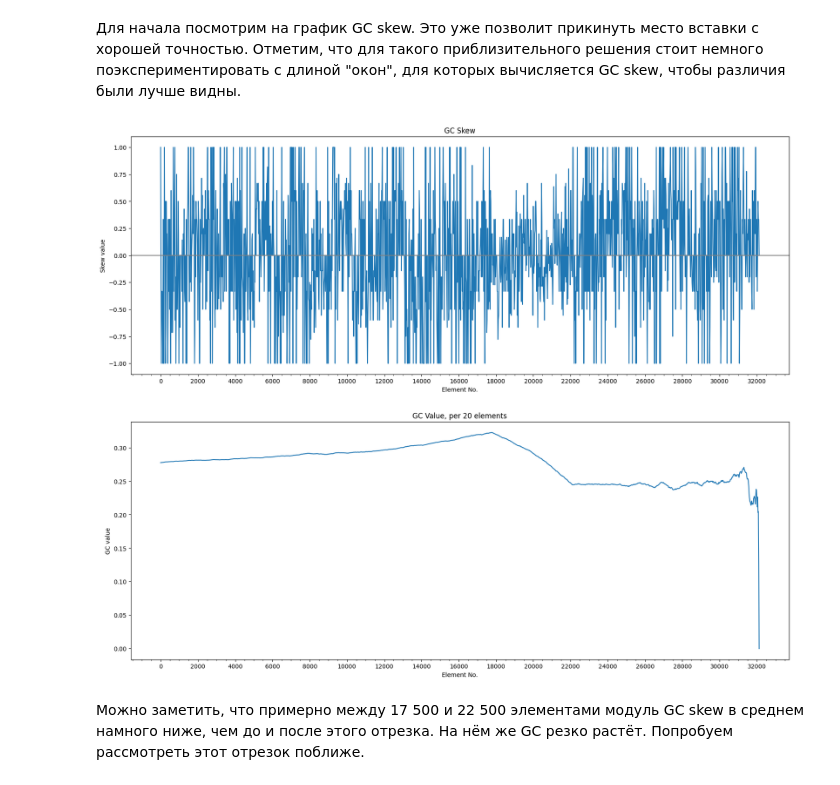
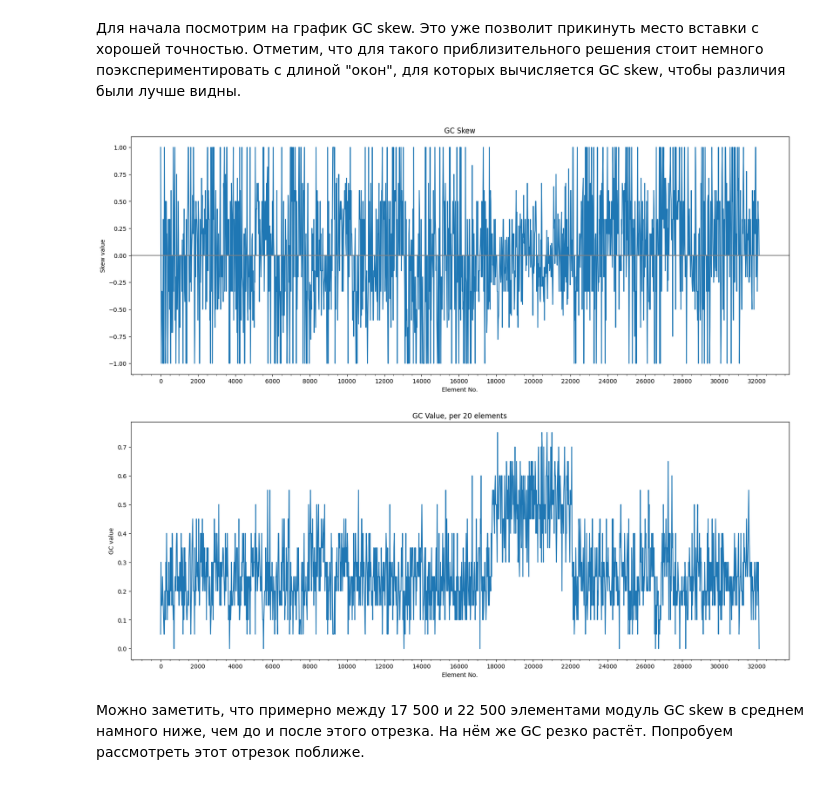
Before and after one commit to Nickitarius/fatsa_contest, a Jupyter notebook: case1.ipynb, the cells around one changed output. Cells and saved outputs as stored; diff of their text form; code cells hidden in the pictures.

```diff
--- a/case1.ipynb
+++ b/case1.ipynb
@@ -8,22 +8,16 @@
 Для начала посмотрим на график GC skew. Это уже позволит прикинуть место вставки с хорошей точностью. Отметим, что для такого приблизительного решения стоит немного поэкспериментировать с длиной "окон", для которых вычисляется GC skew, чтобы различия были лучше видны.
 # %%
 import Bio.SeqUtils as SU
-from Bio.Seq import Seq
-from Bio.SeqUtils import GC
 from Bio import SeqIO
 
 import matplotlib.pyplot as plt
 from matplotlib.ticker import MultipleLocator
+
 seq_orig = ""
 
 with open("01.fasta") as handle:
     for record in SeqIO.parse(handle, "fasta"):
         seq_orig = record
-
-
-# gc_orig = SU.gc_fraction(seq_orig)
-# print(f'Original record length: {seq_orig.__len__()}')
-# print(f'Original GC: {gc_orig}')
 
 current_sub = ""
 current_max_insertion = ""
@@ -31,35 +25,35 @@ current_max_insertion = ""
 window_size = 20
 
 skew = SU.GC_skew(seq_orig, window_size)
 
 fig, (ax1, ax2) = plt.subplots(2, 1, figsize=(20, 16))
 ax1.set_title("GC Skew")
 ax1.plot(range(0, len(seq_orig), window_size), skew)
 ax1.set_xlabel("Element No.")
 ax1.set_ylabel("Skew value")
 ax1.xaxis.set_minor_locator(MultipleLocator(500))
 ax1.xaxis.set_major_locator(MultipleLocator(2000))
 ax1.axhline(0, color='grey')
 
 step = 20
 gc_list = []
 for i in range(0, len(seq_orig), step):
     lb = step
-    if i+step <= len(seq_orig):
+    if i+step >= len(seq_orig):
         lb = len(seq_orig)-i
 
     gc_list.append(SU.gc_fraction(seq_orig[i:i+lb]))
 
 ax2.set_title(f'GC Value, per {step} elements')
 ax2.plot(range(0, len(seq_orig), step), gc_list)
 ax2.set_xlabel("Element No.")
 ax2.set_ylabel("GC value")
 ax2.xaxis.set_minor_locator(MultipleLocator(500))
 ax2.xaxis.set_major_locator(MultipleLocator(2000))
 
 plt.show()
 # %% [output]
-[figure, old version]
+[figure, new version]
 # %% [markdown]
 Можно заметить, что примерно между 17 500 и 22 500 элементами модуль GC skew в среднем намного ниже, чем до и после этого отрезка. На нём же GC резко растёт. Попробуем рассмотреть этот отрезок поближе.
 # %%
```
Also changed, not shown: parts of 18 cells of this notebook.
